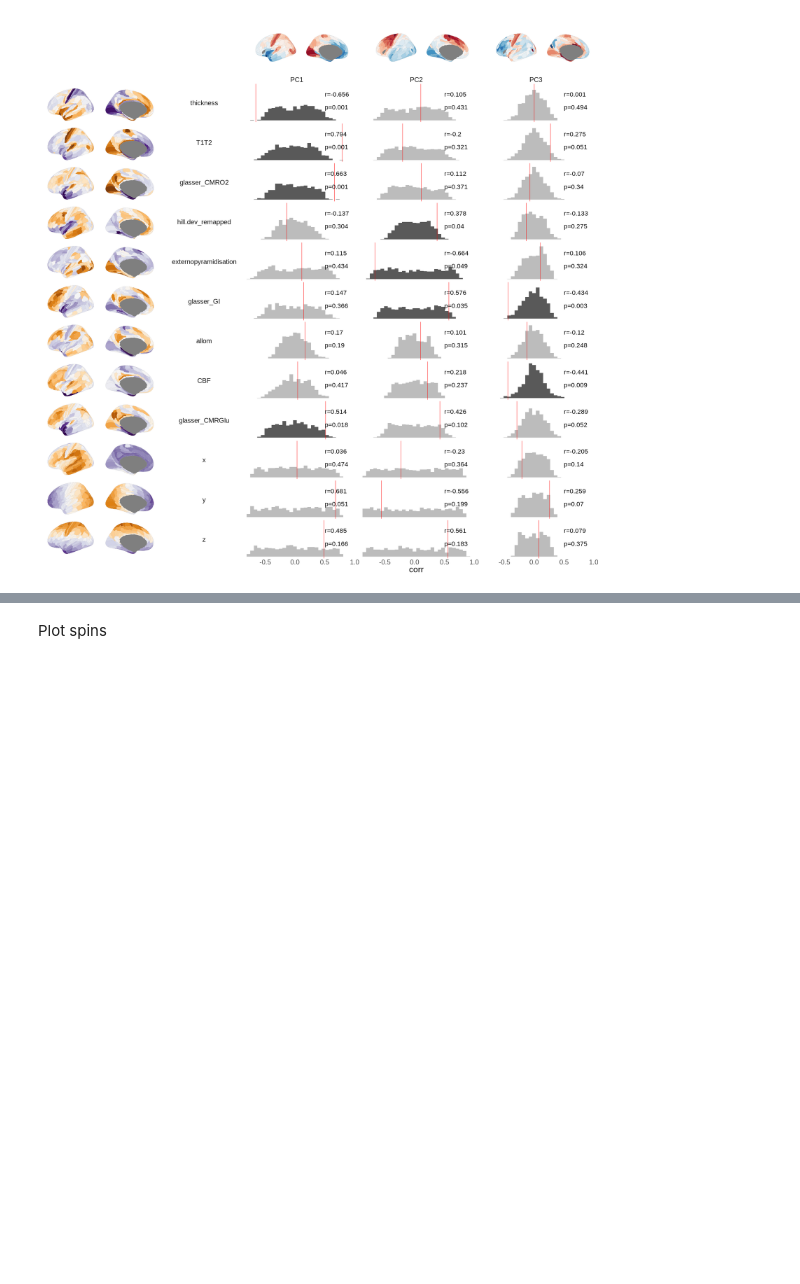
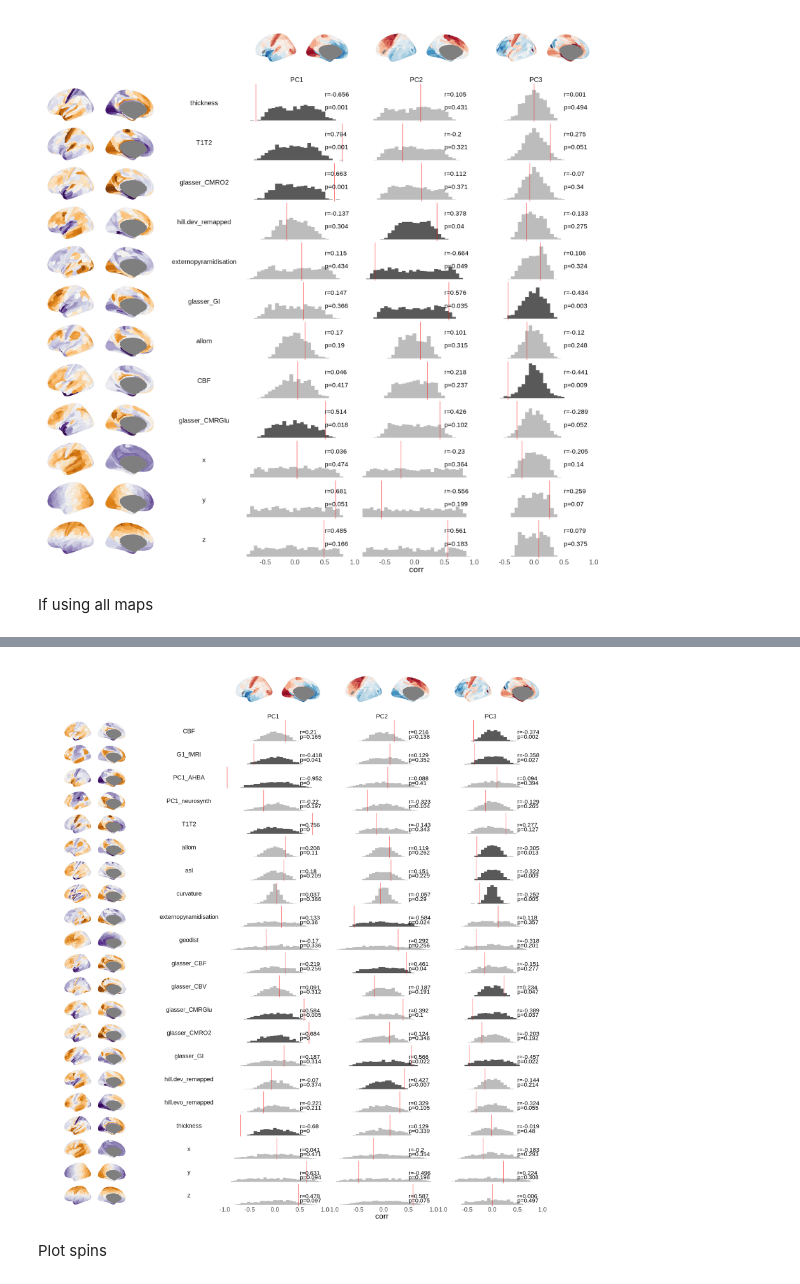
Before and after one commit to richardajdear/AHBA_gradients, a Jupyter notebook: notebooks/other_maps.ipynb, the cells around one changed output, grey strips where cells are left out. Drawn from its saved outputs; the diff is of its cells as text; code cells hidden in the pictures; blank space fills up the shorter version.

```diff
--- a/notebooks/other_maps.ipynb
+++ b/notebooks/other_maps.ipynb
@@ -133,18 +160,15 @@ generate_surrogates(maps, 1000, '../outputs/sim_maps_1000.npy')
+# %%
+sim_pcs_1000 = np.load("../outputs/sim_pcs_1000.npy")
+# sim_pcs_1000.shape
+null_corrs_dict['sim_pcs_pe'] = corr_nulls_from_pcs(
+    sim_pcs_1000, scores, maps, method='pearson')
+null_corrs_dict['sim_pcs_sp'] = corr_nulls_from_pcs(
+    sim_pcs_1000, scores, maps, method='spearman')
 # %% [markdown]
 ## Analyze!
 # %% [markdown]
 Get p values and significance
-# %%
-from scipy.stats import percentileofscore
-
-spin_p = np.zeros(corrs.shape)
-for m, _map in enumerate(corrs.index):
-    for i in range(3):
-        _spin_corrs = spin_corrs.set_index('map').loc[_map].iloc[:,i]
-        _corr = corrs.iloc[m,i]
-        p = percentileofscore(_spin_corrs, _corr)/100
-        if p > .5:
-            p = 1-p
-        spin_p[m,i] = p
-
-spin_p = pd.DataFrame(spin_p, index=corrs.index, columns=corrs.columns)
+# %%
+corrs = get_corrs(scores, maps, method='pearson')
+null_corrs = null_corrs_dict['spin_maps_pe']
+null_p = get_null_p(corrs, null_corrs)
@@ -179,5 +199,6 @@ map_corrs_sig
 | y | 0.68 | -0.56 | 0.26 |
 | z | 0.48 | 0.56 | 0.08 |
 # %%
-maps_order = maps.loc[:, spin_sig.index]
+maps_order = maps.loc[:, null_sig.index]
+scores_plot = scores.join(get_labels_hcp())
 # %%
@@ -198,3 +219,17 @@ WARNING: R[write to console]: merging atlas and data by 'region'
 
 WARNING: R[write to console]: `stat_bin()` using `bins = 30`. Pick better value with `binwidth`.
 [figure]
+# %% [markdown]
+If using all maps
+# %%
+%%R -i corrs -i null_corrs -i null_p -i null_sig -i scores_plot -i maps_order -w 2000 -h 2200
+source("../code/plot_maps.R")
+g1 <- plot_spin_corrs(corrs, null_corrs, null_p, null_sig)
+g2 <- plot_hcp_wide(scores_plot) + guides(fill='none')
+g3 <- plot_maps(maps_order, colors=rev(brewer.puor(100)), ncol=1) + theme(strip.text.x=element_blank()) + guides(fill='none')
+
+(
+    ((plot_spacer() | g2) + plot_layout(widths=c(3,5))) /
+    ((g3 | g1) + plot_layout(widths=c(1,3)))
+) + plot_layout(heights=c(1,15))
+# %% [output]
@@ -201,2 +241,3 @@ WARNING: R[write to console]: `stat_bin()` using `bins = 30`. Pick better value
+[figure, added]
 # %% [markdown]
 Plot spins
```
Also changed, not shown: parts of 21 cells of this notebook, 10 other files.
